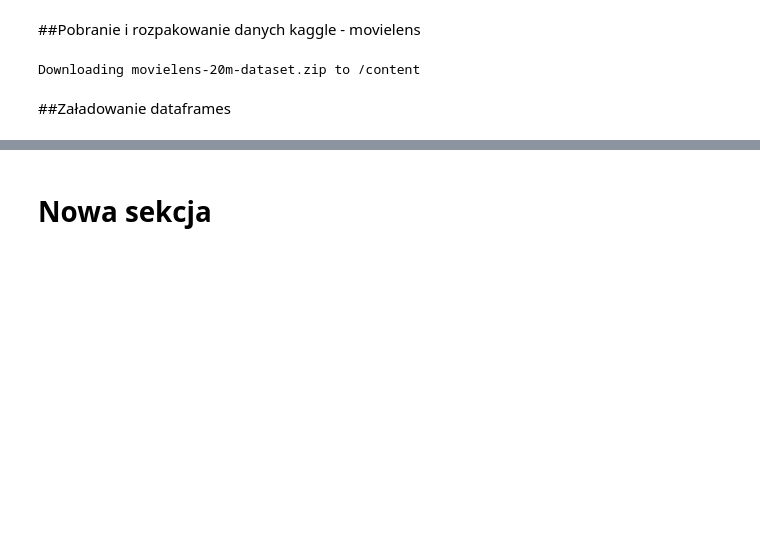
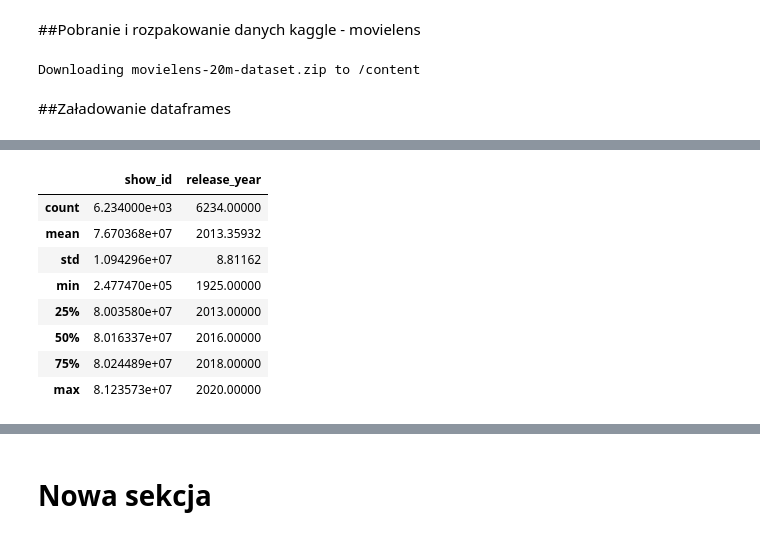
Before and after one commit to KatBotkowska/CodersCrew, a Jupyter notebook: Netflix_data.ipynb, the cells around one changed output, grey strips where cells are left out. Drawn from its saved outputs; the diff is of its cells as text; code cells hidden in the pictures; blank space fills up the shorter version.

```diff
--- a/Netflix_data.ipynb
+++ b/Netflix_data.ipynb
@@ -79,0 +109,13 @@ netflix_titles.head()
+# %%
+netflix_titles.describe()
+#trochę bez sensu, nie ma tutaj dużo danych numerycznych do podsumowań
+# %% [output]
+|  | show_id | release_year |
+| count | 6.234000e+03 | 6234.00000 |
+| mean | 7.670368e+07 | 2013.35932 |
+| std | 1.094296e+07 | 8.81162 |
+| min | 2.477470e+05 | 1925.00000 |
+| 25% | 8.003580e+07 | 2013.00000 |
+| 50% | 8.016337e+07 | 2016.00000 |
+| 75% | 8.024489e+07 | 2018.00000 |
+| max | 8.123573e+07 | 2020.00000 |
```
Also changed, not shown: parts of 6 cells of this notebook.
